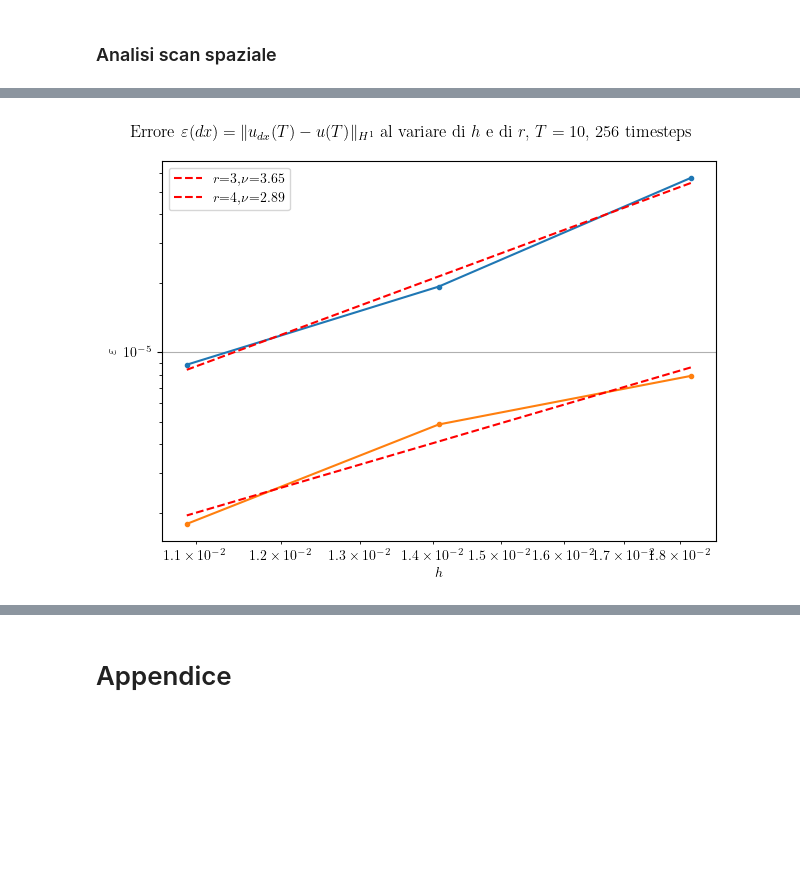
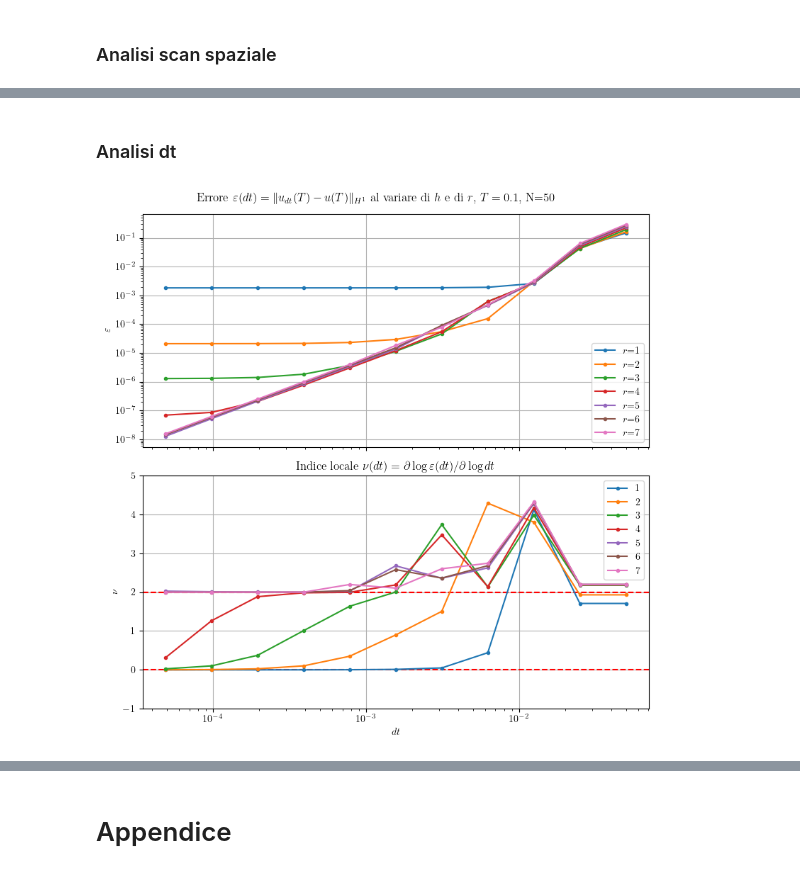
Before and after one commit to danivolo/astrodiscfe, a Jupyter notebook: main.ipynb, the cells around one changed output, grey strips where cells are left out. Cells and saved outputs as stored; diff of their text form; code cells hidden in the pictures; blank space fills up the shorter version.

```diff
--- a/main.ipynb
+++ b/main.ipynb
@@ -666,7 +687,7 @@ ValueError: matmul: dimension mismatch with signature (n,k=29999),(k=39999,1?)->
 # %%
 plot = False
 
-alpha = 0 # nu = A0/3 r^alpha
+alpha = -3/10 # nu = A0/3 r^alpha
 a, b = 0.1, 11 # estremi del dominio
 
 T = 0.00001 # tempo finale
@@ -680,7 +701,7 @@ Nsteps = Nt
 figfolder = f"graphics/scan/dt11spaziale{alpha}" # cartella per le figure
 Path(figfolder).mkdir(parents=True,exist_ok=True) # creala se non esiste
 # cancella tutti i file presenti nella cartella
-if not plot:
+if plot:
     for f in Path(figfolder).glob("*"):
         try:
             f.unlink()  # elimina file
@@ -700,10 +721,10 @@ f0support = (mu-2*eps,mu+2*eps) # supporto di f0
 A0 = Astar(alpha=alpha,R0=mu)
 
 ############### Parametri della scansione
-Nspar = (2,3,20)
+Nspar = (2,4,20)
 Ns = np.logspace(*Nspar).astype(int)
 hs = (b-a)/Ns
-ndofs = np.arange(1,5) # numero di gradi di libertà polinomi
+ndofs = np.arange(1,6) # numero di gradi di libertà polinomi
 
 print(f"Scanning on {len(Ns)} values of N and {len(ndofs)} different degrees of freedom")
 
@@ -711,8 +732,8 @@ print(f"Scanning on {len(Ns)} values of N and {len(ndofs)} different degrees of
 Xexact = np.linspace(a,b,np.max(ndofs)*np.max(Ns))
 grigliaconv = GRID(*f0support,10) # griglia fine per la convoluzione della funzione di green
 print(f"Generating reference solution...")
-Yexact = discexact(Xexact,T,f0,grigliaconv,alpha=alpha,progress=True,gaussdeg=200,A0=A0) # gaussdeg alto
-Yref_spline = make_splrep(Xexact,Yexact,k=np.max(ndofs),s=0) # interpolo per valutare su diverse griglie
+Yexact = discexact(Xexact,T,f0,grigliaconv,alpha=alpha,progress=True,gaussdeg=100,A0=A0) # gaussdeg alto
+Yref_spline = make_splrep(Xexact,Yexact,k=np.max(ndofs+1),s=0) # interpolo per valutare su diverse griglie
 dYref_spline = Yref_spline.derivative(1) # derivata
 
 out = []
@@ -720,10 +741,7 @@ try:
     for ndof in ndofs:
         # print(f"ndof={ndof}")
         fe = FE(ndof) # inizializzo polinomi
-        us = []
-        dus = []
-        Ys = []
-        dYs = []
+        us, dus, Ys, dYs = [], [], [], []
 
         it = enumerate(Ns)
         if False:
@@ -855,5 +1134,8 @@ ndof=4, N=1000, errore H1 = 8.967515453884072e-07
+# %% [markdown]
+### Analisi dt
 # %%
-figfolder = f"graphics/scan/dt11spaziale0"
+figfolder = f"graphics/scan/temporale0"
+Path(figfolder).mkdir(parents=True,exist_ok=True)
 picklefile = f"{figfolder}/curve.pkl"
 
 with open(picklefile,"rb") as f:
@@ -862,55 +1144,71 @@ with open(picklefile,"rb") as f:
 ndofs = [res["ndof"] for res in readout]
 alpha = readout[0]["alpha"]
 T = readout[0]["T"]
-hs = readout[0]["hs"]
-Ns = readout[0]["Ns"]
+a, b = 0.1, 11
+N = 50
+h = (b-a)/N
+
+f0 = lambda x: nicekernel(x,mu,eps)
 
 include_err0 = 1
-include_err1 = 1
+include_err1 = 0
 
 errs_ndofs = []
 for i in range(len(readout)):
     errs = []
     us = readout[i]["us"]
     Ys = readout[i]["Ys"]
     dus = readout[i]["dus"]
     dYs = readout[i]["dYs"]
-    for j in tqdm(range(len(us))):
+    for j in range(len(us)):
         u = us[j]
         X = np.linspace(a,b,len(us))
         Y = Ys[j]
         du = dus[j]
         dY = dYs[j]
-        err = np.sqrt(np.sum(include_err0*(u-Y)**2+include_err1*(du-dY)**2))
+        err = np.sqrt(h*np.sum(include_err0*(u-Y)**2+include_err1*(du-dY)**2))
         errs.append(err)
     errs = np.array(errs)
     readout[i]["errs"] = errs
 errfile = f"{figfolder}/err.pkl"
 
 with open(errfile,"wb") as f:
     pickle.dump(readout,f)
 
-fig, ax = plt.subplots()
+fig, (ax, axd) = plt.subplots(2,sharex=True,figsize=(8,8))
+axd.axhline(2,ls="--",color="r")
+axd.axhline(0,ls="--",color="r")
+def powerlaw_baseline(x,nu,A,base):
+    return A*x**nu + base
+def powerlaw(x,nu,A):
+    return A*x**nu
 
 for i in range(len(readout)):
-    errs = readout[i]["errs"]
-    hs = readout[i]["hs"][:len(errs)]
-    errs = errs*np.sqrt(hs)
-    mask = Ns >= 100
-    Xfit = np.log10(hs)[mask]
-    Yfit = np.log10(errs)[mask]
-    popt, _ = curve_fit(line,Xfit,Yfit)
-    ax.plot(10**Xfit,10**Yfit,'.-')
-    ax.plot(10**Xfit,10**line(Xfit,*popt),'--r',label=f"$r$={readout[i]["ndof"]},$\\nu$={popt[0]:0.2f}")
+    if i==1 or True:
+        errs = readout[i]["errs"]
+        dts = T/2**np.arange(1,12)[:len(errs)]
+        Xspl = np.log10(dts)[::-1]
+        Yspl = np.log10(errs)[::-1]
+        spl = make_splrep(Xspl,Yspl,k=1,s=0)
+        dspl = spl.derivative(1)
+        axd.plot(10**Xspl,dspl(Xspl),'.-',label=f"{readout[i]["ndof"]}")
+
+        axd.set_ylim(-1,5)
+        ax.plot(dts,errs,'.-',label=f"$r$={readout[i]["ndof"]}")
+fig.suptitle(f"Errore $\\varepsilon(dt) = \\|u_{{dt}}(T)-u(T)\\|_{{H^1}}$ al variare di $h$ e di $r$, $T={T}$, N=${N}$")
 ax.set_xscale("log")
 ax.set_yscale("log")
-ax.set_xlabel("$h$")
+axd.set_xscale("log")
+axd.set_xlabel("$dt$")
+axd.set_ylabel("$\\nu$")
 ax.set_ylabel("$\\varepsilon$")
+axd.set_title("Indice locale $\\nu(dt) = \\partial\\log \\varepsilon(dt)/\\partial\\log dt$")
+axd.grid()
 ax.grid()
-fig.suptitle("Errore $\\varepsilon(dx) = \\|{u_{dx}(T)-u(T)}\\|_{H^1}$ al variare di $h$ e di $r$, $T=10$, 256 timesteps")
 ax.legend()
+axd.legend()
 plt.tight_layout()
 plt.show()
-fig.savefig("graphics/spaziale-bootstrap-dt9.png")
+fig.savefig("graphics/temporale-bootstrap-dx1.png")
 # %% [output]
-[figure, old version]
+[figure, new version]
```
Also changed, not shown: parts of 25 cells of this notebook, 4 other files.
